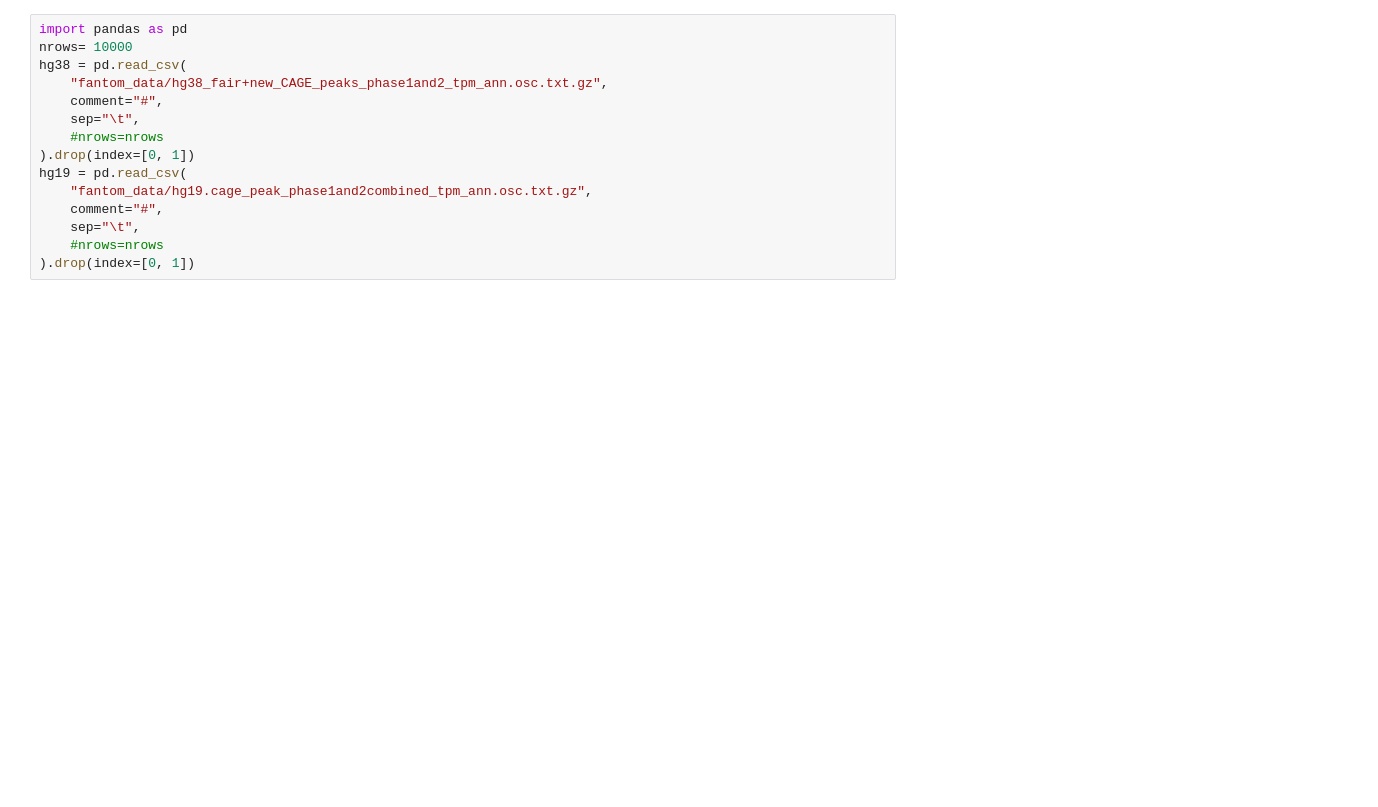
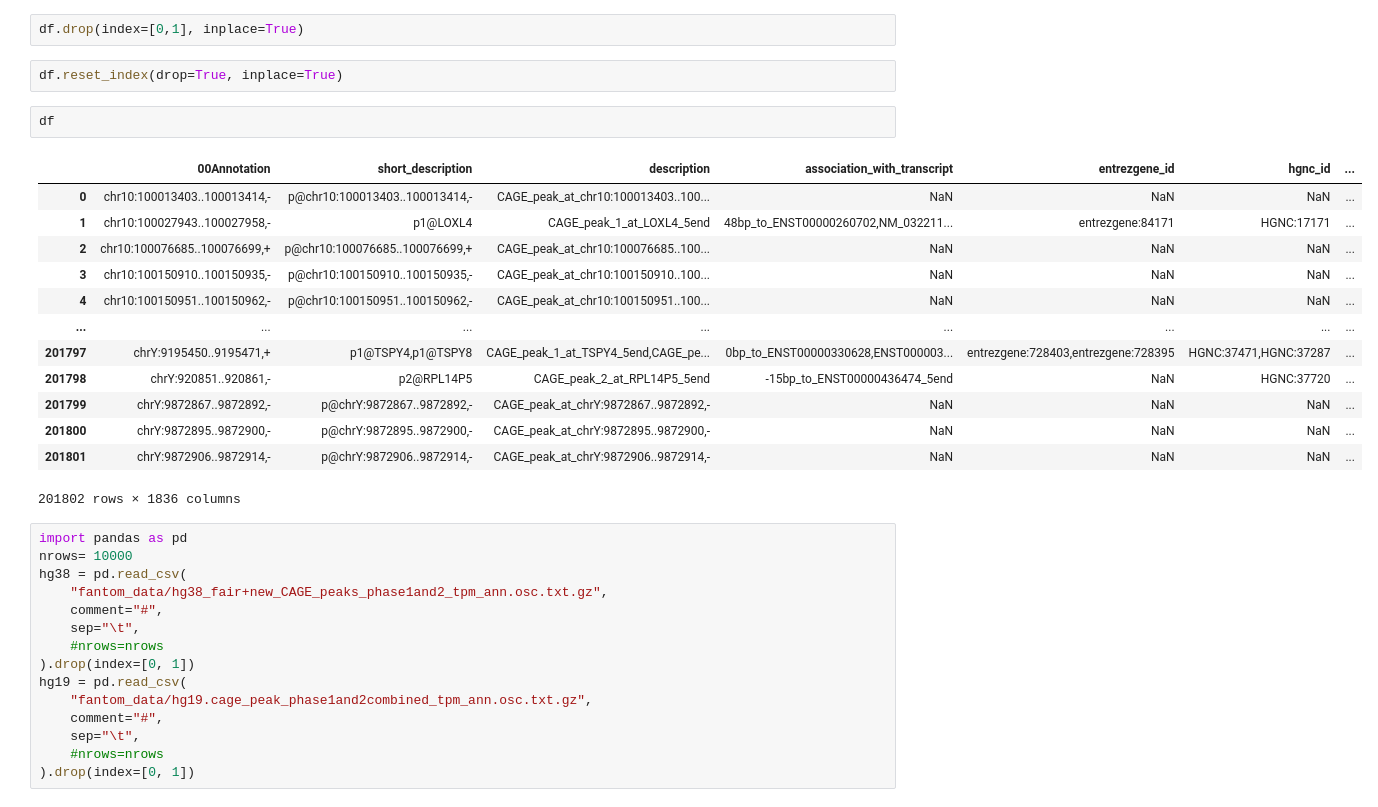
Before and after one commit to LucaCappelletti94/crr_labels, a Jupyter notebook: Debugging support of hg38.ipynb, the cells around one changed output. Saved outputs shown, nothing was run; the diff lists cells and outputs as text; blank space fills up the shorter version.

```diff
--- a/Debugging support of hg38.ipynb
+++ b/Debugging support of hg38.ipynb
@@ -1,3 +55,23 @@
+# %%
+df.drop(index=[0,1], inplace=True)
+# %%
+df.reset_index(drop=True, inplace=True)
+# %%
+df
+# %% [output]
+|  | 00Annotation | short_description | description | association_with_transcript | entrezgene_id | hgnc_id | ... |
+| 0 | chr10:100013403..100013414,- | p@chr10:100013403..100013414,- | CAGE_peak_at_chr10:100013403..100... | NaN | NaN | NaN | ... |
+| 1 | chr10:100027943..100027958,- | p1@LOXL4 | CAGE_peak_1_at_LOXL4_5end | 48bp_to_ENST00000260702,NM_032211... | entrezgene:84171 | HGNC:17171 | ... |
+| 2 | chr10:100076685..100076699,+ | p@chr10:100076685..100076699,+ | CAGE_peak_at_chr10:100076685..100... | NaN | NaN | NaN | ... |
+| 3 | chr10:100150910..100150935,- | p@chr10:100150910..100150935,- | CAGE_peak_at_chr10:100150910..100... | NaN | NaN | NaN | ... |
+| 4 | chr10:100150951..100150962,- | p@chr10:100150951..100150962,- | CAGE_peak_at_chr10:100150951..100... | NaN | NaN | NaN | ... |
+| ... | ... | ... | ... | ... | ... | ... | ... |
+| 201797 | chrY:9195450..9195471,+ | p1@TSPY4,p1@TSPY8 | CAGE_peak_1_at_TSPY4_5end,CAGE_pe... | 0bp_to_ENST00000330628,ENST000003... | entrezgene:728403,entrezgene:728395 | HGNC:37471,HGNC:37287 | ... |
+| 201798 | chrY:920851..920861,- | p2@RPL14P5 | CAGE_peak_2_at_RPL14P5_5end | -15bp_to_ENST00000436474_5end | NaN | HGNC:37720 | ... |
+| 201799 | chrY:9872867..9872892,- | p@chrY:9872867..9872892,- | CAGE_peak_at_chrY:9872867..9872892,- | NaN | NaN | NaN | ... |
+| 201800 | chrY:9872895..9872900,- | p@chrY:9872895..9872900,- | CAGE_peak_at_chrY:9872895..9872900,- | NaN | NaN | NaN | ... |
+| 201801 | chrY:9872906..9872914,- | p@chrY:9872906..9872914,- | CAGE_peak_at_chrY:9872906..9872914,- | NaN | NaN | NaN | ... |
+201802 rows × 1836 columns
 # %%
 import pandas as pd
 nrows= 10000
```
Also changed, not shown: parts of 6 cells of this notebook, 53 other files.
